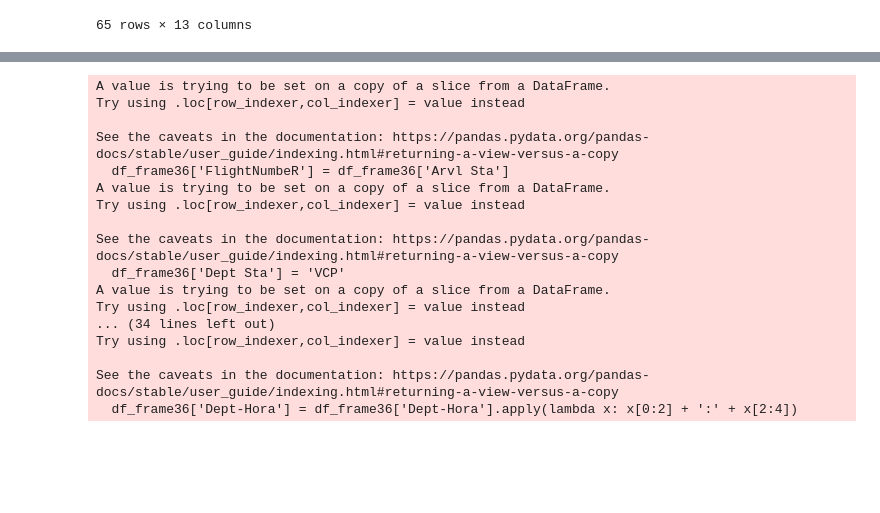
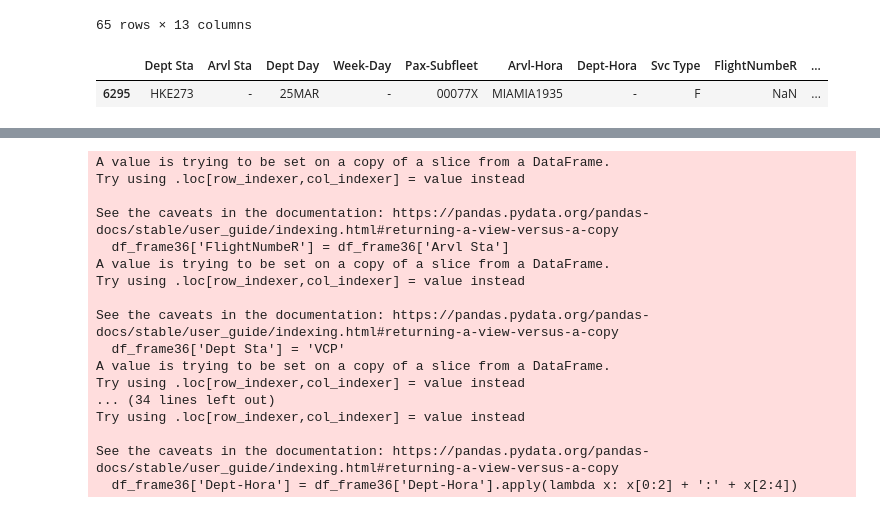
Before and after one commit to yuuhekurenai/ConvertSIR, a Jupyter notebook: transformacao.ipynb, the cells around one changed output, grey strips where cells are left out. Saved outputs shown, nothing was run; the diff lists cells and outputs as text; code cells hidden in the pictures; blank space fills up the shorter version.

```diff
--- a/transformacao.ipynb
+++ b/transformacao.ipynb
@@ -195,3 +194,9 @@ See the caveats in the documentation: https://pandas.pydata.org/pandas-docs/stab
 | 5621 | VCP | MCO | 10/DEC/2023 á 17/DEC/2023 | 10/DEC/2023 á 17/DEC/2023 | 23:10 | 00:00 | 332 | AD8708 | ... |
 | 5636 | VCP | MCO | 20/JAN/2023 á 27/JAN/2023 | 20/JAN/2023 á 27/JAN/2023 | 23:10 | 00:00 | 359 | AD8708 | ... |
 65 rows × 13 columns
+# %%
+df_frame37 = df_orig.query('KeyX == 1  & Key == 37 & Kdept == 1 & Karvl == 10')
+df_frame37
+# %% [output]
+|  | Dept Sta | Arvl Sta | Dept Day | Week-Day | Pax-Subfleet | Arvl-Hora | Dept-Hora | Svc Type | FlightNumbeR | ... |
+| 6295 | HKE273 | - | 25MAR | - | 00077X | MIAMIA1935 | - | F | NaN | ... |
```
Also changed, not shown: parts of 7 cells of this notebook.
